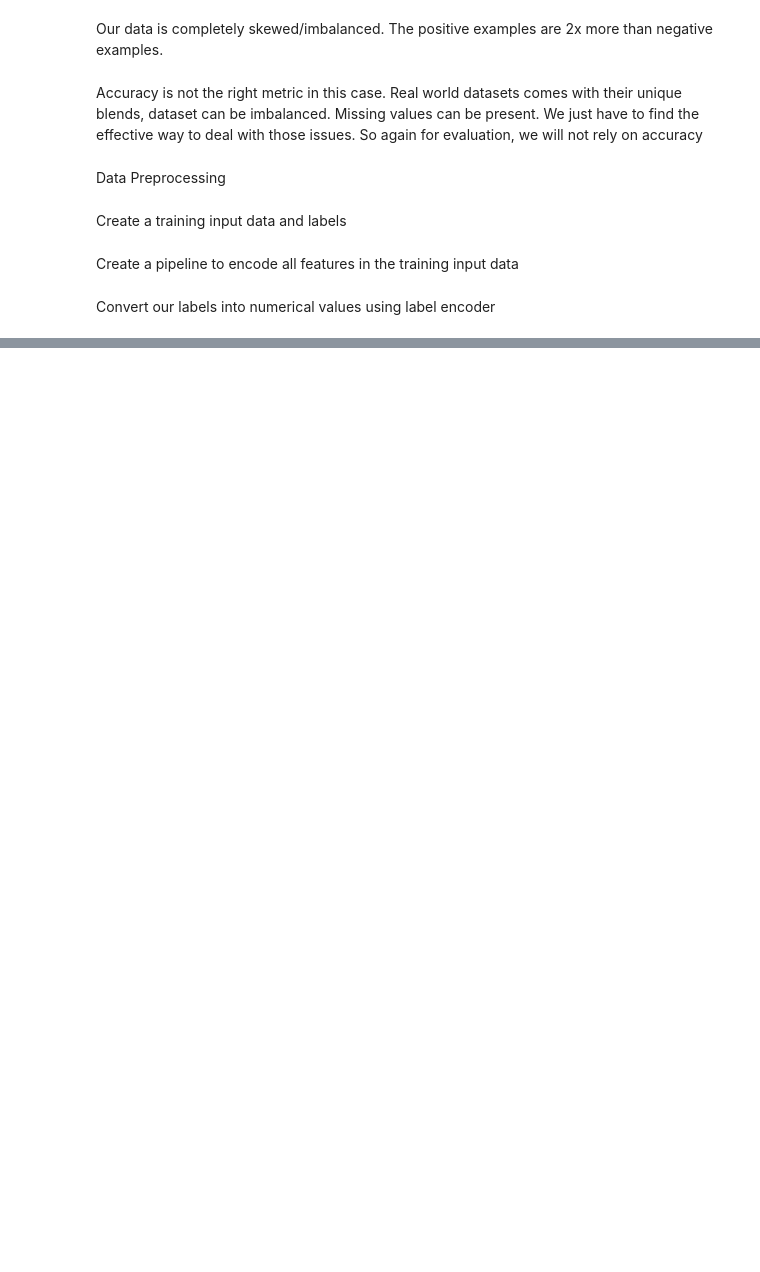
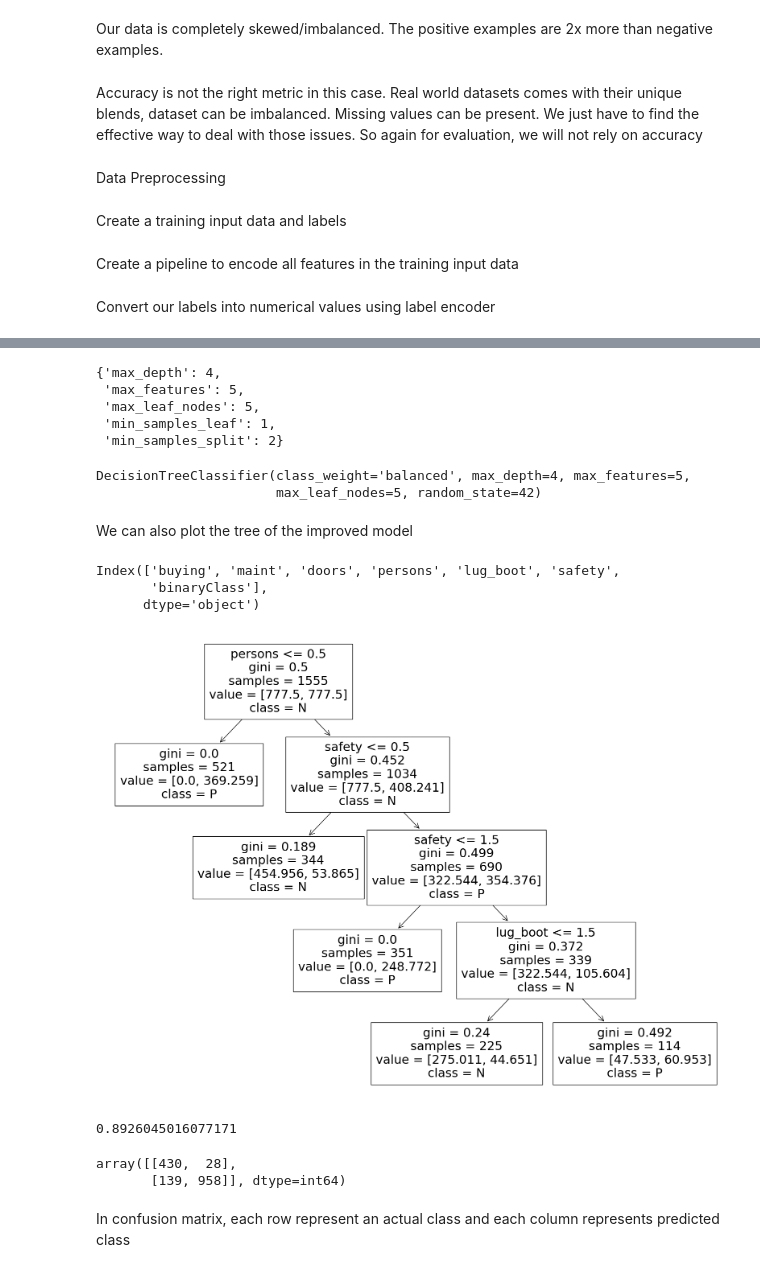
Before and after one commit to Slimcent/Classificatio_Jupyter_Files, a Jupyter notebook: Predicting Car Availability using Decision Trees.ipynb, the cells around one changed output, grey strips where cells are left out. Drawn from its saved outputs; the diff is of its cells as text; code cells hidden in the pictures; blank space fills up the shorter version.

Commit message:
improving the decision tree in Predicting Car Availability using Decision Trees

```diff
--- a/Predicting Car Availability using Decision Trees.ipynb
+++ b/Predicting Car Availability using Decision Trees.ipynb
@@ -339,0 +382,15 @@ The decision trees overfitted the dataset. Also if we remember well, our data is
+# %%
+from sklearn.model_selection import GridSearchCV
+
+params_grid = {'max_leaf_nodes': list(range(0, 10)),
+               'min_samples_split': [0,1,2, 3, 4],
+               'min_samples_leaf': [0,1,2, 3, 4],
+               'max_depth':[0,1,2,3,4,5],
+               'max_features':[0,1,2,3,4,5],
+              'max_leaf_nodes':[0,1,2,3,4,5]}
+
+#refit is true by default. The best estimator is trained on the whole dataset
+
+grid_search = GridSearchCV(DecisionTreeClassifier(random_state=42, class_weight='balanced'), params_grid, verbose=1, cv=3, refit=True)
+
+grid_search.fit(car_train_prepared, car_labels_prepared)
@@ -339,0 +408,41 @@ The decision trees overfitted the dataset. Also if we remember well, our data is
+# %%
+grid_search.best_params_
+# %% [output]
+{'max_depth': 4,
+ 'max_features': 5,
+ 'max_leaf_nodes': 5,
+ 'min_samples_leaf': 1,
+ 'min_samples_split': 2}
+# %%
+grid_search.best_estimator_
+# %% [output]
+DecisionTreeClassifier(class_weight='balanced', max_depth=4, max_features=5,
+                       max_leaf_nodes=5, random_state=42)
+# %%
+tree_best = grid_search.best_estimator_
+# %% [markdown]
+We can also plot the tree of the improved model
+# %%
+car_data.columns
+# %% [output]
+Index(['buying', 'maint', 'doors', 'persons', 'lug_boot', 'safety',
+       'binaryClass'],
+      dtype='object')
+# %%
+from sklearn.tree import plot_tree
+
+plt.figure(figsize=(20,15))
+plot_tree(tree_best, feature_names=car_train.columns, class_names=['N','P']);
+# %% [output]
+[figure, added]
+# %%
+accuracy(car_train_prepared, tree_best, car_labels_prepared)
+# %% [output]
+0.8926045016077171
+# %%
+conf_matrix(car_train_prepared, tree_best, car_labels_prepared)
+# %% [output]
+array([[430,  28],
+       [139, 958]], dtype=int64)
+# %% [markdown]
+In confusion matrix, each row represent an actual class and each column represents predicted class
```
Also changed, not shown: parts of 35 cells of this notebook.
